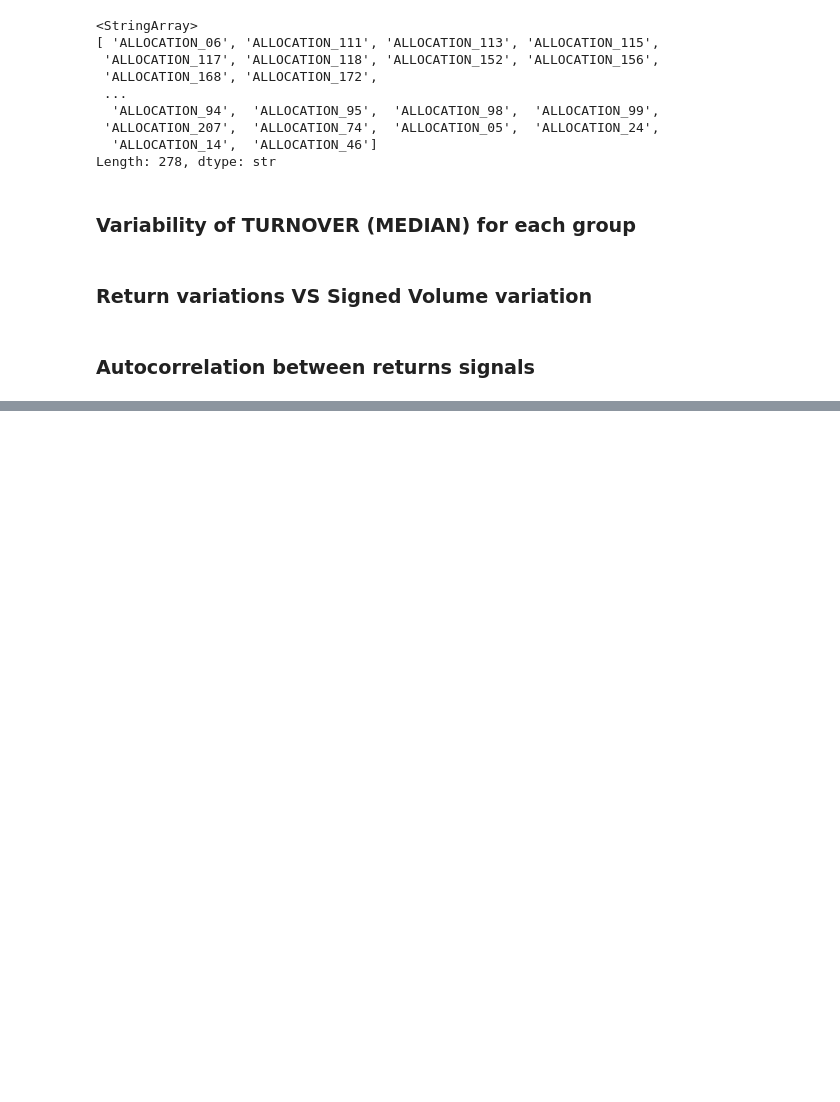
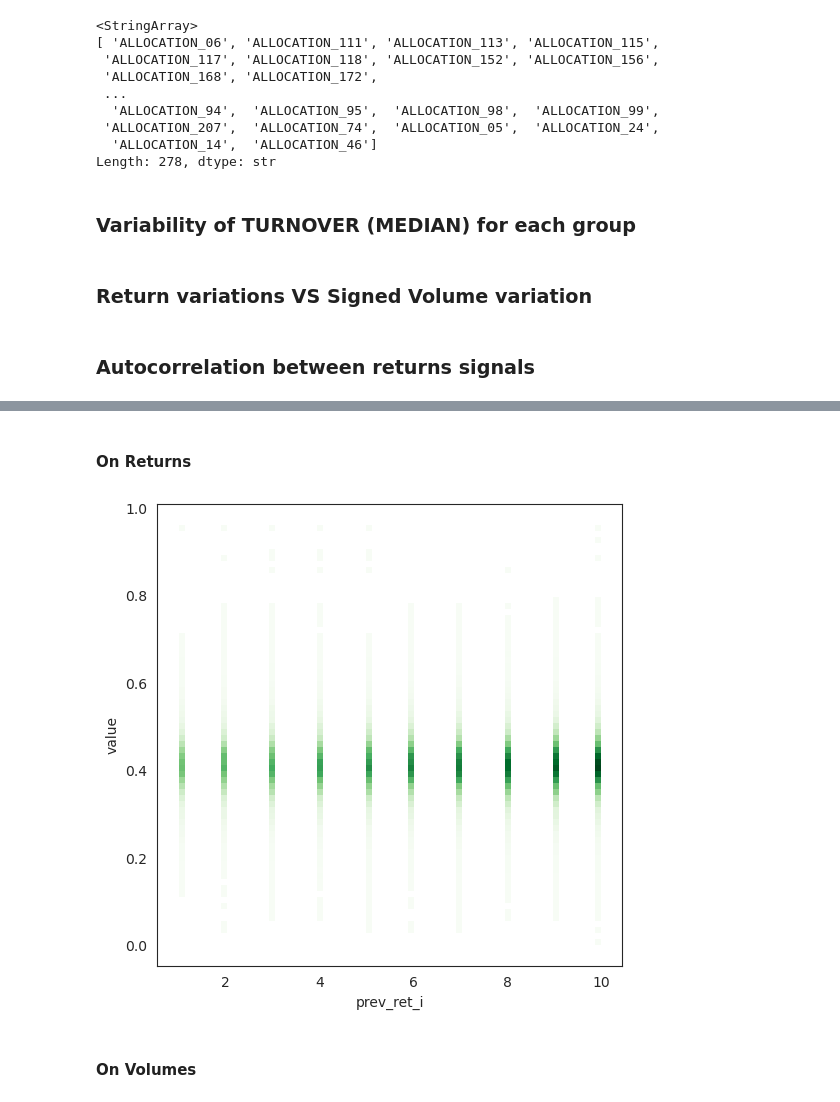
Before and after one commit to pamikem/performances_prediction_of_asset_allocations, a Jupyter notebook: notebooks/data-visualization.ipynb, the cells around one changed output, grey strips where cells are left out. Saved outputs shown, nothing was run; the diff lists cells and outputs as text; code cells hidden in the pictures; blank space fills up the shorter version.

Commit message:
Add some visualization

```diff
--- a/notebooks/data-visualization.ipynb
+++ b/notebooks/data-visualization.ipynb
@@ -635,0 +650,14 @@ array([-3.51413076, -1.98950202,  3.61960037,  0.69576972,  5.28205115,
+# %%
+X_train = X_train[X_train.MEDIAN_DAILY_TURNOVER > 0.23]
+RET_COLS = [f"RET_{i}" for i in range(20, 0, -1)]  # RET_20, ..., RET_1
+VOL_COLS = [f'SIGNED_VOLUME_{i}' for i in range(20, 0, -1)]
+
+scaler = MinMaxScaler()
+scaler.fit(X_train[RET_COLS].values.reshape(-1, 1))
+X_train[RET_COLS] = scaler.transform(X_train[RET_COLS].values.reshape(-1, 1)).reshape(-1, len(RET_COLS))
+tau = scaler.transform(np.array([0]).reshape(-1, 1))[0][0]
+
+# scaler.fit(X_train[VOL_COLS].values.reshape(-1, 1))
+# X_train[VOL_COLS] = scaler.transform(X_train[VOL_COLS].values.reshape(-1, 1)).reshape(-1, len(VOL_COLS))
+# %% [markdown]
+#### On Returns
@@ -635,0 +691,35 @@ array([-3.51413076, -1.98950202,  3.61960037,  0.69576972,  5.28205115,
+# %%
+prev_cols = features_df.columns.tolist()
+
+features_long = (
+    features_df[prev_cols]
+    .reset_index(names="event_id")
+    .melt(
+        id_vars="event_id",
+        value_vars=prev_cols,
+        var_name="prev_ret_i",
+        value_name="value",
+    )
+)
+
+features_array = (
+    features_long
+    .dropna(subset=["value"])
+    [["prev_ret_i", "value"]]
+    .to_numpy()
+)
+# %%
+sns.set_style('white')
+fig, ax = plt.subplots(nrows=1, ncols=1, figsize=(6, 6))
+
+# for c in range(1, k+1):
+#     ax.hist2d(features_array[features_array[:, 0]==c, 0],
+#               features_array[features_array[:, 0]==c, 1], bins=70, cmap='Greens')
+
+sns.histplot(data=features_long, x='prev_ret_i', y='value', bins=70, stat='probability', cmap='Greens', ax=ax)
+# ax.set_xlim(1-0.1, k+0.1)
+plt.show()
+# %% [output]
+[figure, added]
+# %% [markdown]
+#### On Volumes
```
Also changed, not shown: parts of 18 cells of this notebook, 4 other files.
